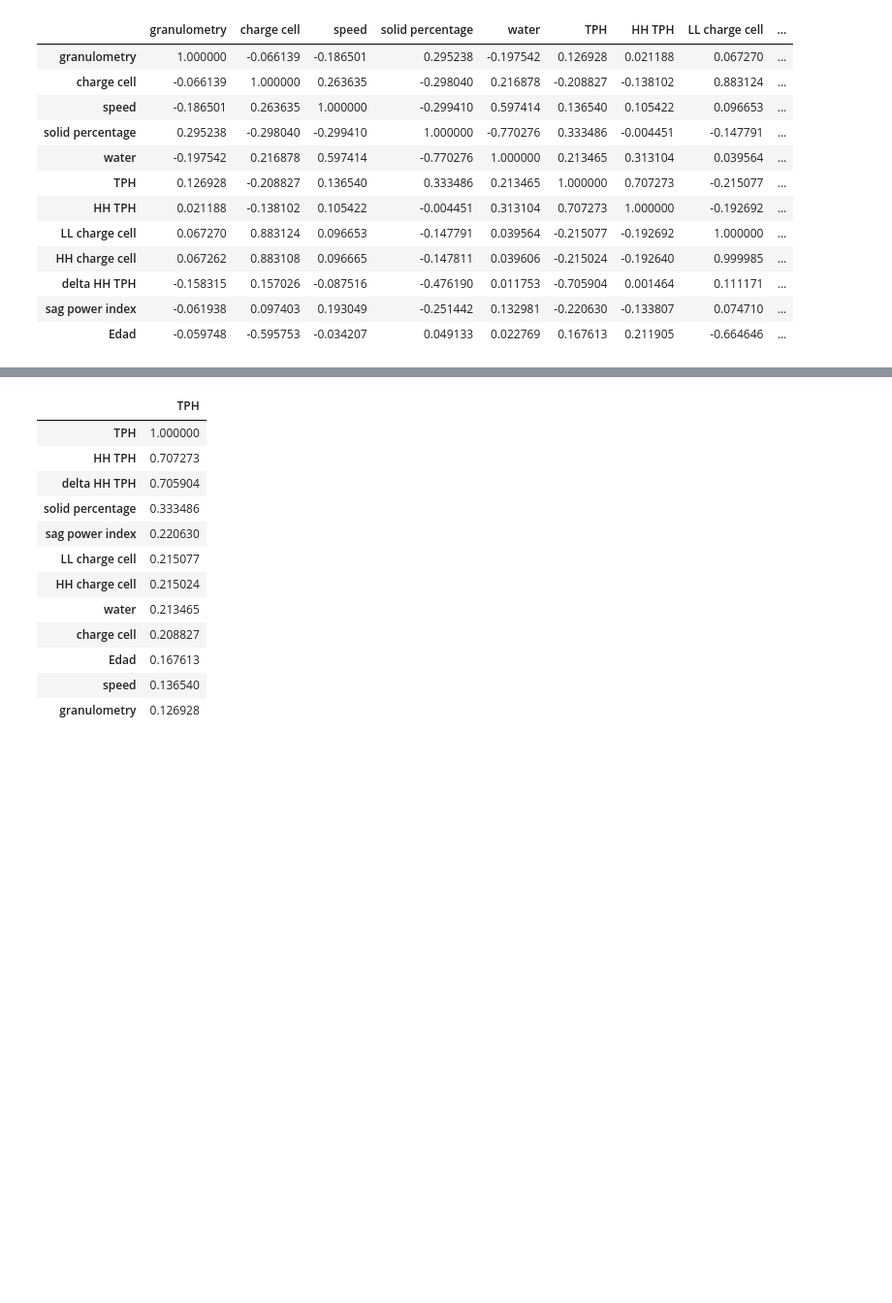
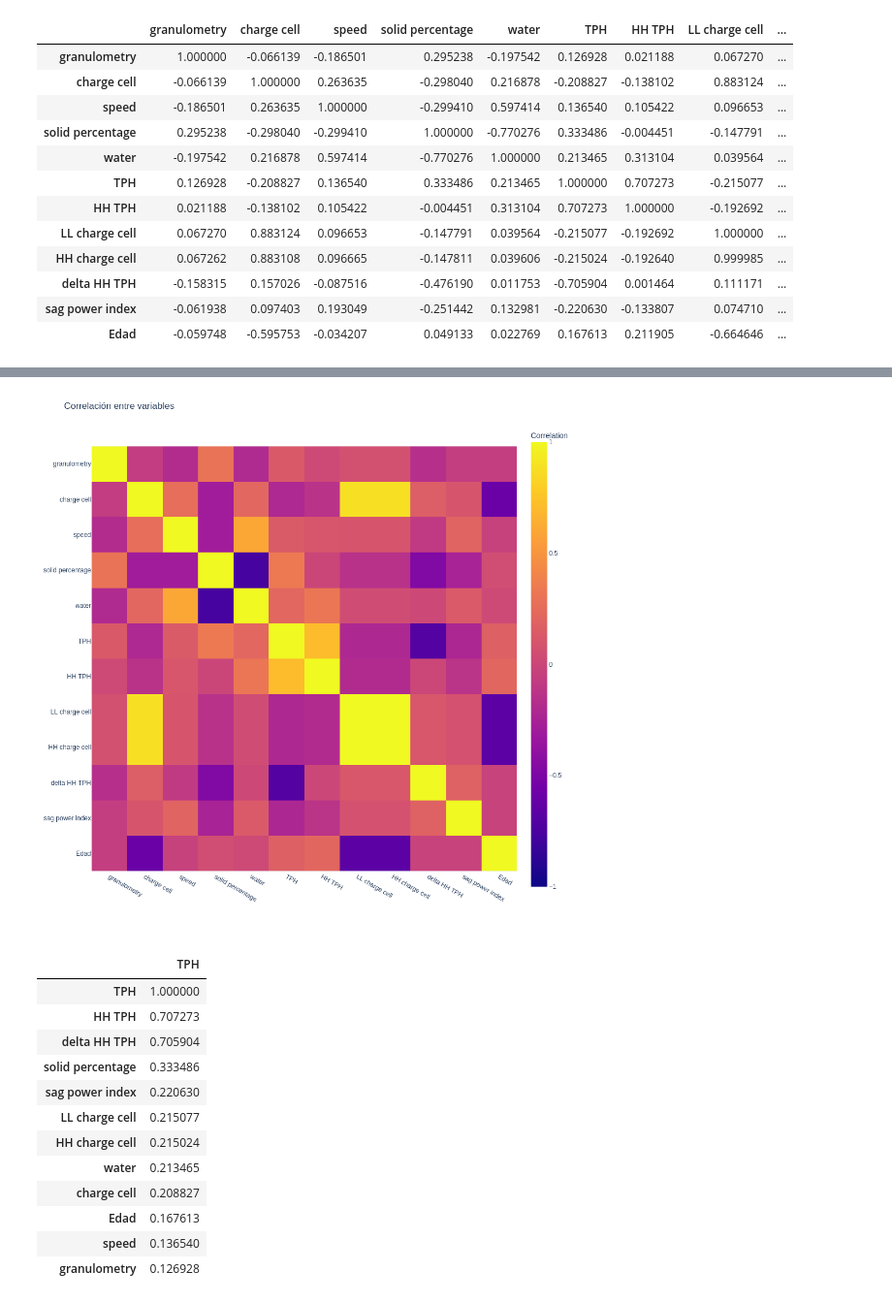
Before and after one commit to JLCdata/Tesis-Magister, a Jupyter notebook: notebooks/notebooks solution based on RL/EDA.ipynb, the cells around one changed output, grey strips where cells are left out. Shown at 97% size. Drawn from its saved outputs; the diff is of its cells as text; code cells hidden in the pictures; blank space fills up the shorter version.

```diff
--- a/notebooks/notebooks solution based on RL/EDA.ipynb
+++ b/notebooks/notebooks solution based on RL/EDA.ipynb
@@ -209,5 +209,9 @@ fig=px.imshow(df_corr,
           zmax=1,
           )
 fig.update_layout(width=1000, height=1000,title="Correlación entre variables")
-fig.show()
+pio.write_image(
+    fig,
+    f"photo.png",
+)
+display(Image(f"photo.png"))
 # %% [output]
@@ -215,3 +218,4 @@ fig.show()
+[figure, added]
 # %%
 corr_tph=pd.DataFrame(df_corr.abs().TPH.sort_values(ascending=False))
 top_corr=corr_tph#[corr_tph.TPH>=0.1]
```
Also changed, not shown: parts of 4 cells of this notebook.
